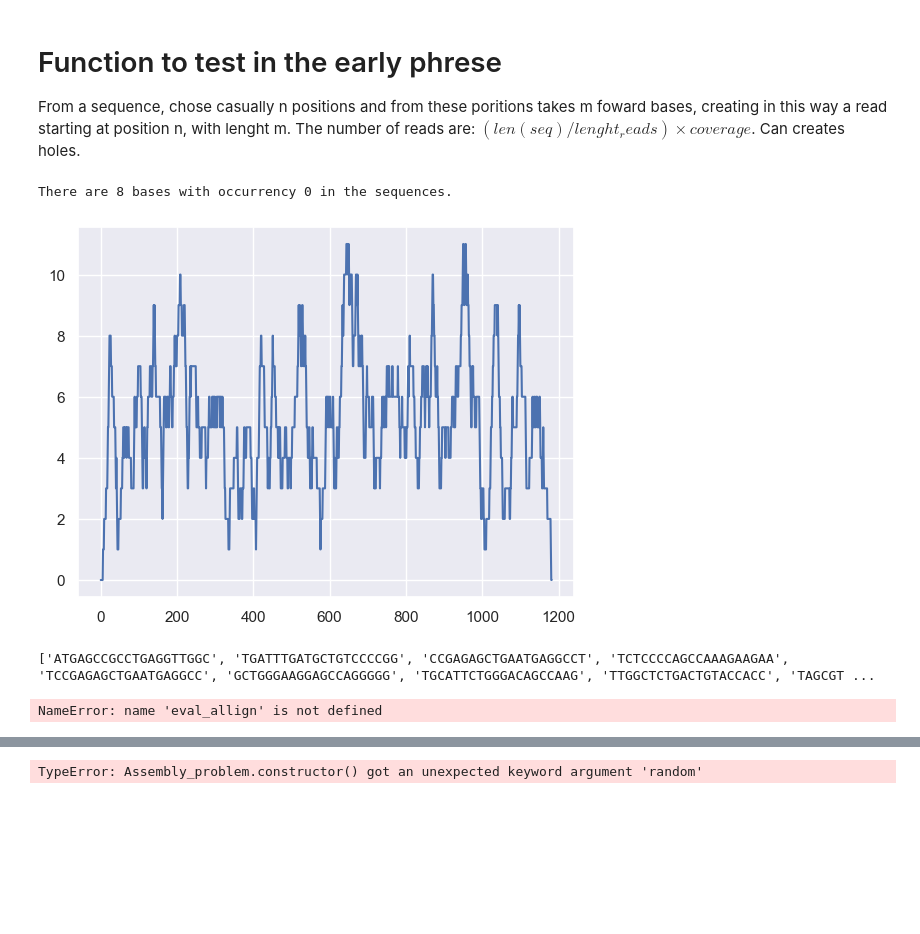
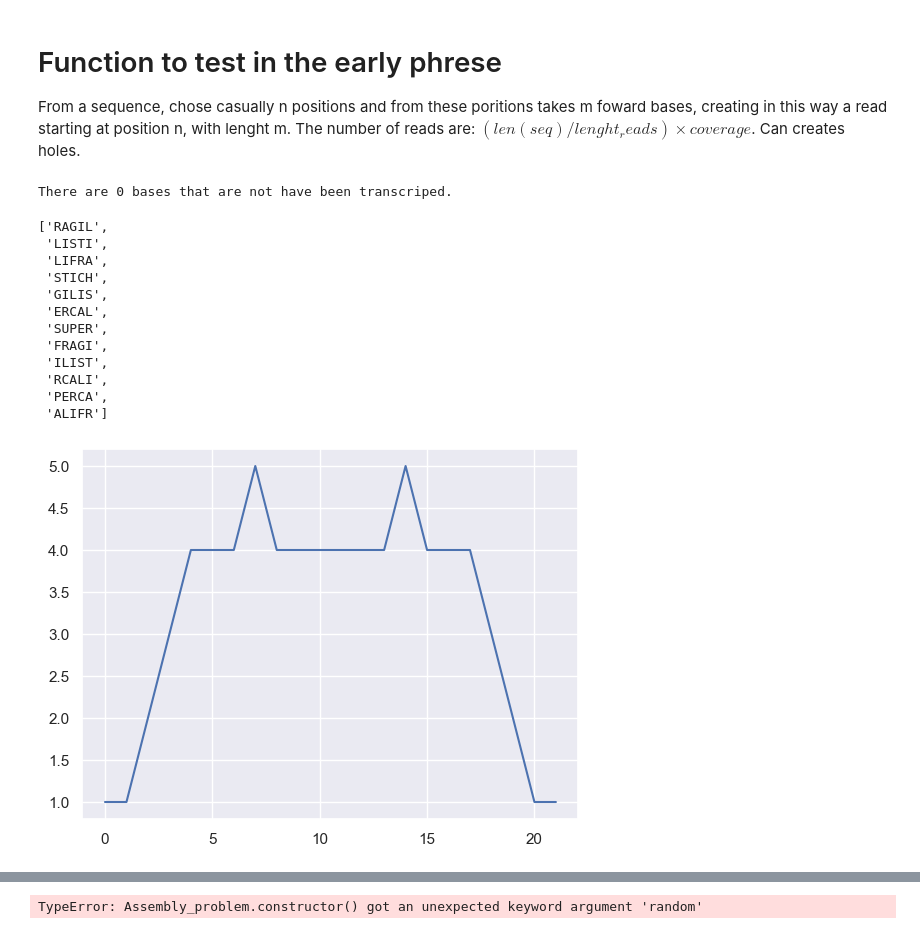
Before and after one commit to filippomirul/Ant_colony_assembly, a Jupyter notebook: ANT_assembly.ipynb, the cells around one changed output, grey strips where cells are left out. Saved outputs shown, nothing was run; the diff lists cells and outputs as text; code cells hidden in the pictures; blank space fills up the shorter version.

Commit message:
resolved error in sequence's recostruction

```diff
--- a/ANT_assembly.ipynb
+++ b/ANT_assembly.ipynb
@@ -23,31 +23,46 @@ ref = """ATGGAGGAGCCGCAGTCAGATCCTAGCGTCGAGCCCCCTCTGAGTCAGGAAACATTTTCAGACCTATGGAA
+all_test = "SUPERCALIFRAGILISTICH"
+
 def comstum_reads(seq: str, length_reads = 10, coverage = 5, verbose = False) -> list:
 
     """The function split the sequence in input in reads.
     The splitting is done using random numbers, the amount of reds is given by: (len(seq)/length_read)*coverage.
     """
 
     number_of_reads = int(len(seq)/length_reads) * coverage
-    starting_pos = random.sample(range(0, len(seq)-length_reads), number_of_reads)
+    starting_pos = random.sample(range(0, len(seq)-length_reads+1), number_of_reads)
     reads = []
 
     for num in starting_pos:
         reads.append(seq[num:num+length_reads])
 
     if verbose == True:
-        y = [0 for i in range(0,len(ref)+1)]
+        y = [0 for i in range(0,len(seq)+1)]
         for i in starting_pos:
             for j in range(i, i+length_reads+1):
                 y[j] += 1
         sns.set_theme(style="darkgrid")
         sns.lineplot(y)
-        print(f"There are {y.count(0)} bases with occurrency 0 in the sequences.")
+        print(f"There are {y.count(0)} bases that are not have been transcriped.")
 
     return reads
 
-reads = comstum_reads(ref, length_reads=20, verbose=True)
+reads = comstum_reads(all_test, length_reads=5, verbose=True, coverage=3)
+reads
 # %% [output]
-There are 8 bases with occurrency 0 in the sequences.
+There are 0 bases that are not have been transcriped.
+['RAGIL',
+ 'LISTI',
+ 'LIFRA',
+ 'STICH',
+ 'GILIS',
+ 'ERCAL',
+ 'SUPER',
+ 'FRAGI',
+ 'ILIST',
+ 'RCALI',
+ 'PERCA',
+ 'ALIFR']
-[figure, old version]
+[figure, new version]
 # %%
 def eval_allign(reads:list, par = [2, -5, -22, -5]):
     """Funtion that evaulate the alignment
@@ -160,17 +187 @@ def reconstruct_sequence(path:list, reads:list, positions:list) -> str:
-# %%
-# pairwise2.align.globalm(ref,"ATTGACAC" ,3,-5)[0]
-# help(pairwise2.align.globalmx)
-
-
-#test
-# reads = comstum_reads(ref, length_reads=30)
-print(reads)
-mat = eval_allign(reads)
-mat[0:5,0:5]
-ss = reconstruct_sequence([(0,1),(1,2),(2,4)], reads=reads, positions=mat)
-print(reads[0], reads[1],reads[2], reads[4])
-print(ss,len(ss))
-# %% [output]
-['ATGAGCCGCCTGAGGTTGGC', 'TGATTTGATGCTGTCCCCGG', 'CCGAGAGCTGAATGAGGCCT', 'TCTCCCCAGCCAAAGAAGAA', 'TCCGAGAGCTGAATGAGGCC', 'GCTGGGAAGGAGCCAGGGGG', 'TGCATTCTGGGACAGCCAAG', 'TTGGCTCTGACTGTACCACC', 'TAGCGT ...
-NameError: name 'eval_allign' is not defined
 # %%
```
Also changed, not shown: parts of 4 cells of this notebook, 5 other files.
